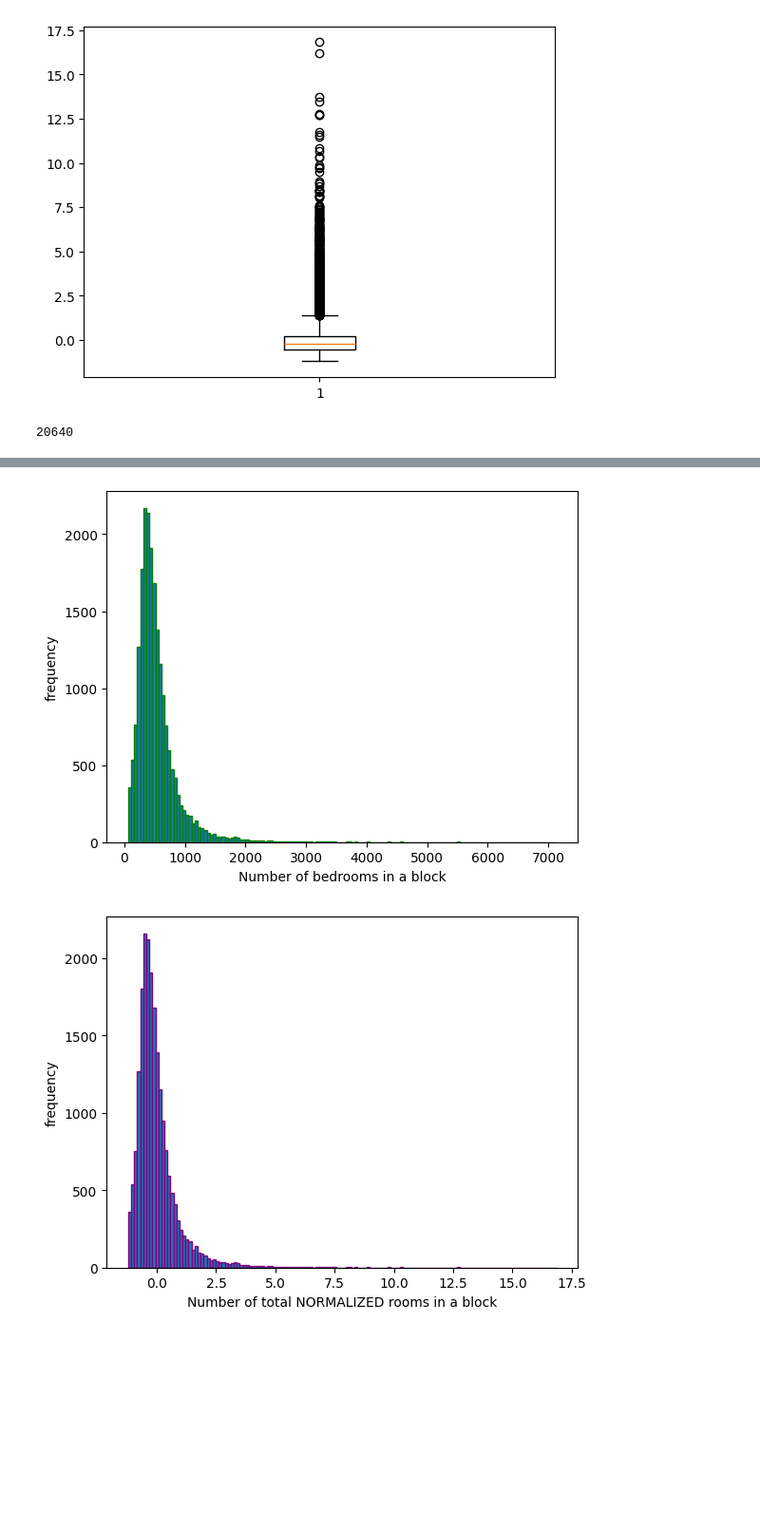
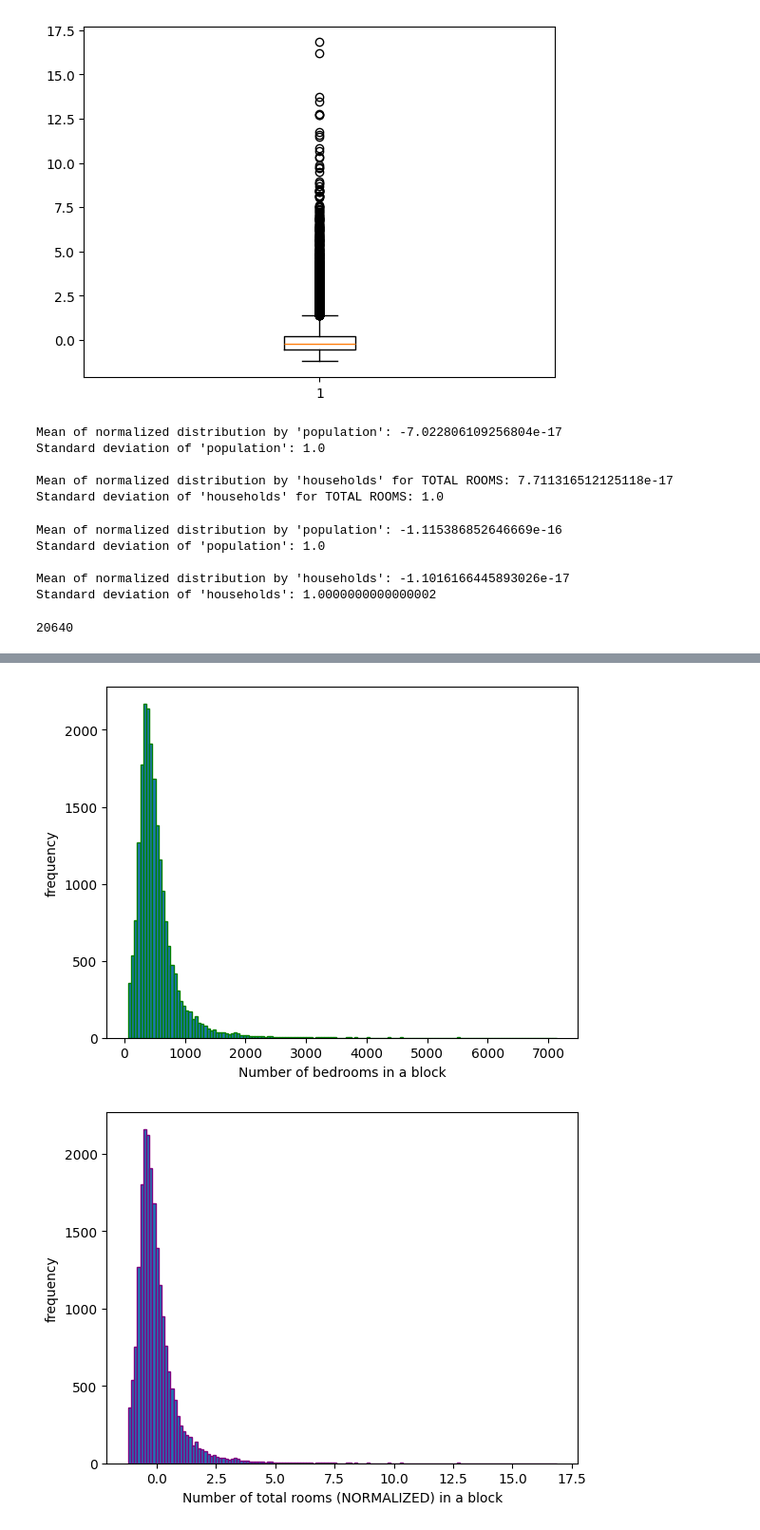
Before and after one commit to whykay-01/machine-learning, a Jupyter notebook: homeworks/hwk1/hwk1.ipynb, the cells around one changed output, grey strips where cells are left out. Shown at 95% size. Drawn from its saved outputs; the diff is of its cells as text; code cells hidden in the pictures; blank space fills up the shorter version.

Commit message:
wip: working on the standardization by the pop or househol

```diff
--- a/homeworks/hwk1/hwk1.ipynb
+++ b/homeworks/hwk1/hwk1.ipynb
@@ -117,6 +119,54 @@ Standard deviation of 'total_bedrooms': 0.9999999999999998
  'fliers': [<matplotlib.lines.Line2D at 0x...>],
  'means': []}
 [figure]
+# %%
+# ROOMS
+
+# let's take the set of (total_rooms / population)
+population = "population"
+by_population = (df[total_rooms] / df[population])
+normalized_by_population = (by_population - by_population.mean()) / by_population.std()
+print(f"Mean of normalized distribution by '{population}': {normalized_by_population.mean()}")
+print(f"Standard deviation of '{population}': {normalized_by_population.std()}")
+print()
+
+# let's take the set of (total_rooms / number_of_households)
+households = "households"
+by_households = (df[total_rooms] / df[households])
+normalized_by_households = (by_households - by_households.mean()) / by_households.std()
+print(f"Mean of normalized distribution by '{households}' for TOTAL ROOMS: {normalized_by_households.mean()}")
+print(f"Standard deviation of '{households}' for TOTAL ROOMS: {normalized_by_households.std()}")
+print()
+# %% [output]
+Mean of normalized distribution by 'population': -7.022806109256804e-17
+Standard deviation of 'population': 1.0
+
+Mean of normalized distribution by 'households' for TOTAL ROOMS: 7.711316512125118e-17
+Standard deviation of 'households' for TOTAL ROOMS: 1.0
+# %%
+# BEDROOMS
+
+# let's take the set of (total_rooms / population)
+population = "population"
+by_population = (df[total_bedrooms] / df[population])
+normalized_by_population = (by_population - by_population.mean()) / by_population.std()
+print(f"Mean of normalized distribution by '{population}': {normalized_by_population.mean()}")
+print(f"Standard deviation of '{population}': {normalized_by_population.std()}")
+print()
+
+# let's take the set of (total_rooms / number_of_households)
+households = "households"
+by_households = (df[total_bedrooms] / df[households])
+normalized_by_households = (by_households - by_households.mean()) / by_households.std()
+print(f"Mean of normalized distribution by '{households}': {normalized_by_households.mean()}")
+print(f"Standard deviation of '{households}': {normalized_by_households.std()}")
+print()
+# %% [output]
+Mean of normalized distribution by 'population': -1.115386852646669e-16
+Standard deviation of 'population': 1.0
+
+Mean of normalized distribution by 'households': -1.1016166445893026e-17
+Standard deviation of 'households': 1.0000000000000002
 # %%
 data_size = df.shape[0]
 data_size
@@ -141,10 +191,10 @@ def plot_freq_dist(data, color: str, name_of_room_type: str = "N/A"):
 # %%
 total_rooms_plot = plot_freq_dist(df[total_rooms], color = "red", name_of_room_type="total rooms")
 total_bedrooms_plot = plot_freq_dist(df[total_bedrooms], color = "green", name_of_room_type = "bedrooms")
 
-total_normalized_rooms_plot = plot_freq_dist(normalized_total_rooms_arr, color = "purple", name_of_room_type="total NORMALIZED rooms")
-total_normalized_bedrooms_plot = plot_freq_dist(normalized_total_bedrooms_arr, color = "black", name_of_room_type = "NORMALIZED bedrooms")
+total_normalized_rooms_plot = plot_freq_dist(normalized_total_rooms_arr, color = "purple", name_of_room_type="total rooms (NORMALIZED)")
+total_normalized_bedrooms_plot = plot_freq_dist(normalized_total_bedrooms_arr, color = "black", name_of_room_type = "bedrooms (NORMALIZED)")
 # %% [output]
 [figure]
 [figure]
-[figure, old version]
+[figure, new version]
```
Also changed, not shown: parts of 2 cells of this notebook.
